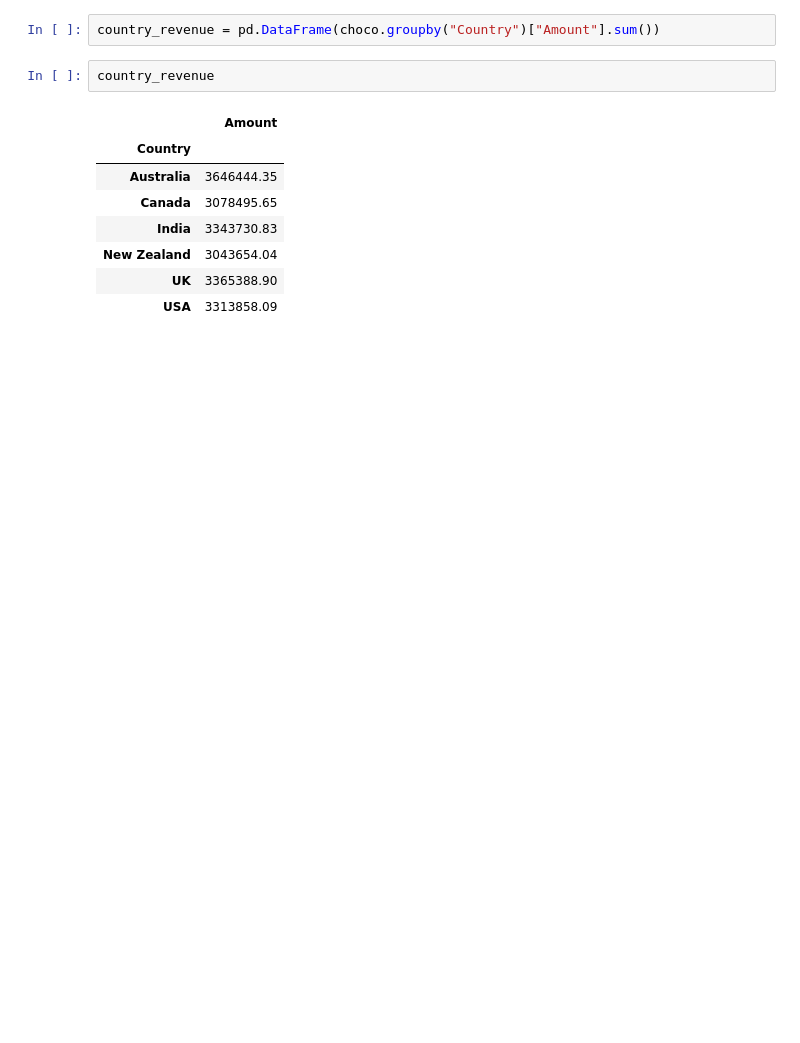
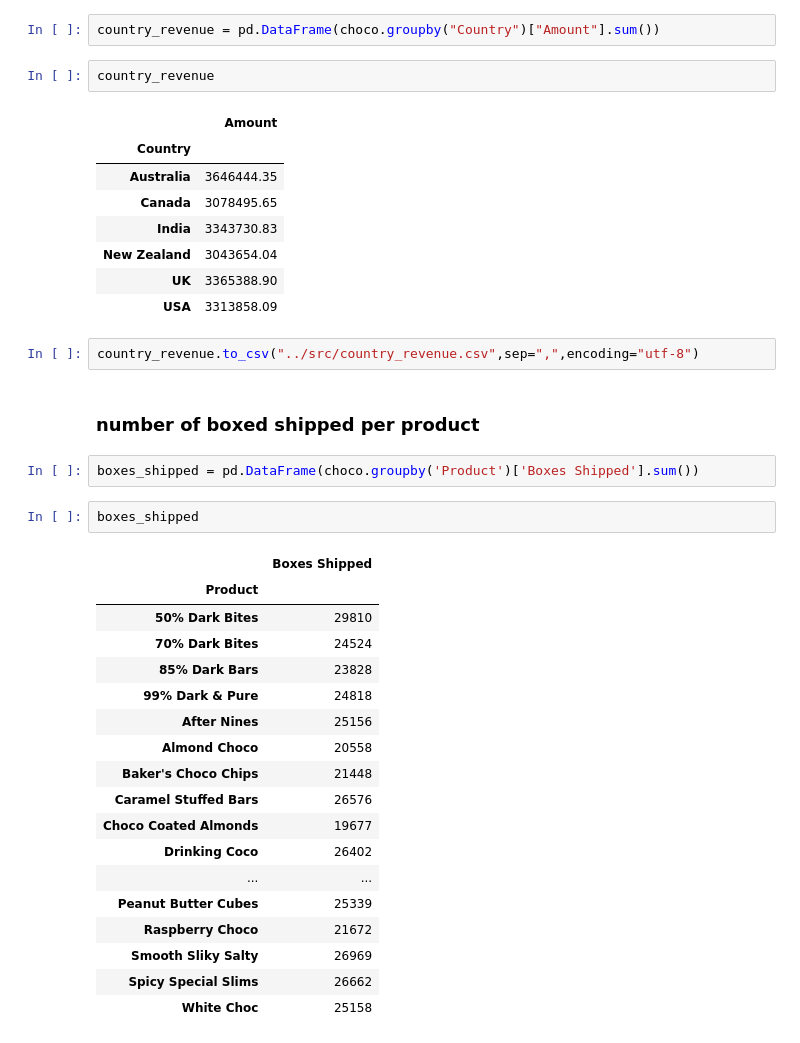
Before and after one commit to RealElvince/chocolate-sales-analysis, a Jupyter notebook: notebooks/chocolate_sales.ipynb, the cells around one changed output. Cells and saved outputs as stored; diff of their text form; blank space fills up the shorter version.

Commit message:
bxoes shipped per product

```diff
--- a/notebooks/chocolate_sales.ipynb
+++ b/notebooks/chocolate_sales.ipynb
@@ -220,3 +220,30 @@ country_revenue
 | New Zealand | 3043654.04 |
 | UK | 3365388.90 |
 | USA | 3313858.09 |
+# %%
+country_revenue.to_csv("../src/country_revenue.csv",sep=",",encoding="utf-8")
+# %% [markdown]
+### number of boxed shipped per product
+# %%
+boxes_shipped = pd.DataFrame(choco.groupby('Product')['Boxes Shipped'].sum())
+# %%
+boxes_shipped
+# %% [output]
+|  | Boxes Shipped |
+| Product |  |
+| 50% Dark Bites | 29810 |
+| 70% Dark Bites | 24524 |
+| 85% Dark Bars | 23828 |
+| 99% Dark & Pure | 24818 |
+| After Nines | 25156 |
+| Almond Choco | 20558 |
+| Baker's Choco Chips | 21448 |
+| Caramel Stuffed Bars | 26576 |
+| Choco Coated Almonds | 19677 |
+| Drinking Coco | 26402 |
+| ... | ... |
+| Peanut Butter Cubes | 25339 |
+| Raspberry Choco | 21672 |
+| Smooth Sliky Salty | 26969 |
+| Spicy Special Slims | 26662 |
+| White Choc | 25158 |
```
Also changed, not shown: parts of 2 cells of this notebook.
